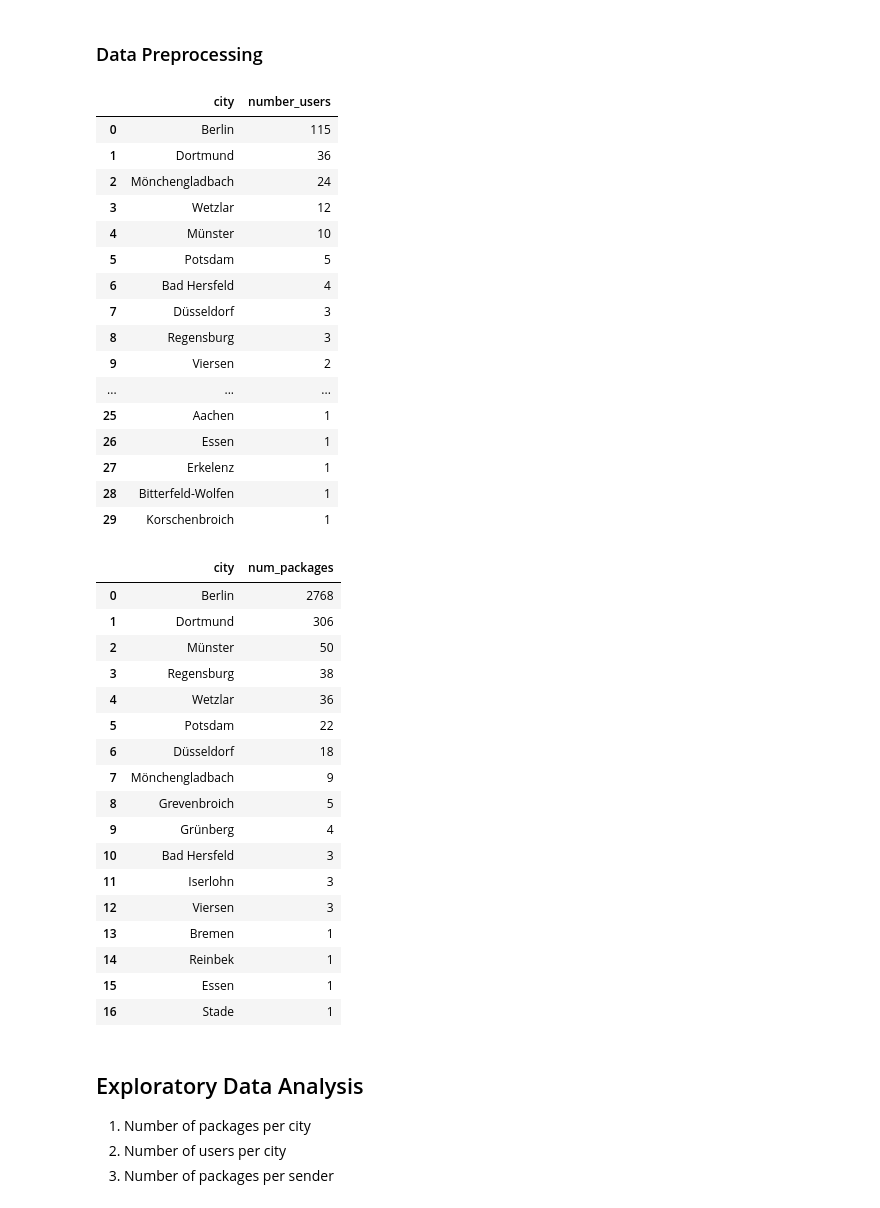
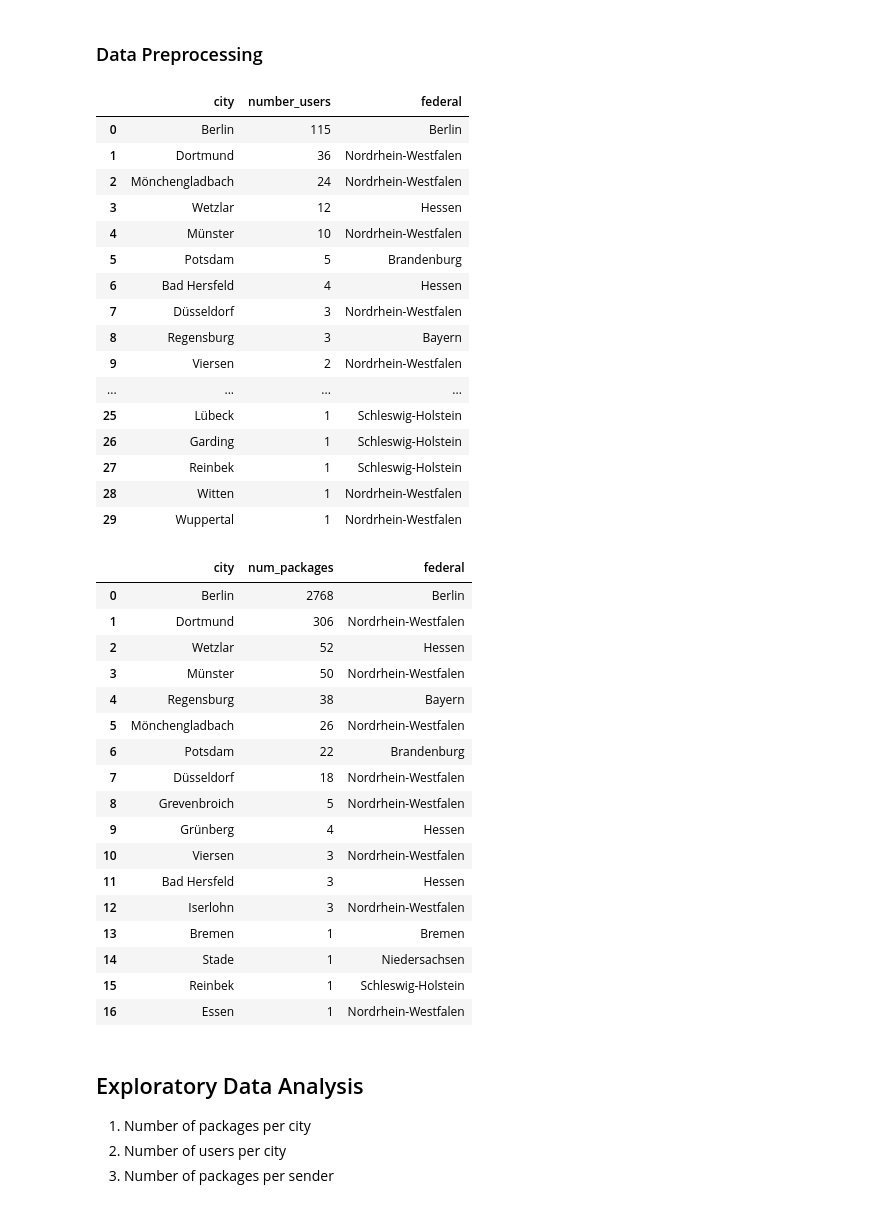
Before and after one commit to tramyynt/Techlabs, a Jupyter notebook: Pickshare.ipynb, the cells around one changed output. Cells and saved outputs as stored; diff of their text form; code cells hidden in the pictures.

```diff
--- a/Pickshare.ipynb
+++ b/Pickshare.ipynb
@@ -144,48 +167,50 @@ packages = packages[packages['city'].isin(city_list.keys())]
 # %%
 users_per_city = users['city'].value_counts().to_frame().reset_index(drop = False)
 users_per_city.columns = ['city', 'number_users']
+users_per_city['federal'] = users_per_city['city'].apply(lambda x: city_list[x])
 users_per_city
 # %% [output]
-|  | city | number_users |
-| 0 | Berlin | 115 |
-| 1 | Dortmund | 36 |
-| 2 | Mönchengladbach | 24 |
-| 3 | Wetzlar | 12 |
-| 4 | Münster | 10 |
-| 5 | Potsdam | 5 |
-| 6 | Bad Hersfeld | 4 |
-| 7 | Düsseldorf | 3 |
-| 8 | Regensburg | 3 |
-| 9 | Viersen | 2 |
-| ... | ... | ... |
-| 25 | Aachen | 1 |
-| 26 | Essen | 1 |
-| 27 | Erkelenz | 1 |
-| 28 | Bitterfeld-Wolfen | 1 |
-| 29 | Korschenbroich | 1 |
+|  | city | number_users | federal |
+| 0 | Berlin | 115 | Berlin |
+| 1 | Dortmund | 36 | Nordrhein-Westfalen |
+| 2 | Mönchengladbach | 24 | Nordrhein-Westfalen |
+| 3 | Wetzlar | 12 | Hessen |
+| 4 | Münster | 10 | Nordrhein-Westfalen |
+| 5 | Potsdam | 5 | Brandenburg |
+| 6 | Bad Hersfeld | 4 | Hessen |
+| 7 | Düsseldorf | 3 | Nordrhein-Westfalen |
+| 8 | Regensburg | 3 | Bayern |
+| 9 | Viersen | 2 | Nordrhein-Westfalen |
+| ... | ... | ... | ... |
+| 25 | Lübeck | 1 | Schleswig-Holstein |
+| 26 | Garding | 1 | Schleswig-Holstein |
+| 27 | Reinbek | 1 | Schleswig-Holstein |
+| 28 | Witten | 1 | Nordrhein-Westfalen |
+| 29 | Wuppertal | 1 | Nordrhein-Westfalen |
 # %%
 packages_per_city = packages['city'].value_counts().to_frame().reset_index(drop=False)
 packages_per_city.columns = ['city','num_packages']
+packages_per_city['federal'] = packages_per_city['city'].apply(lambda x: city_list[x])
 packages_per_city
 # %% [output]
-|  | city | num_packages |
-| 0 | Berlin | 2768 |
-| 1 | Dortmund | 306 |
-| 2 | Münster | 50 |
-| 3 | Regensburg | 38 |
-| 4 | Wetzlar | 36 |
-| 5 | Potsdam | 22 |
-| 6 | Düsseldorf | 18 |
-| 7 | Mönchengladbach | 9 |
-| 8 | Grevenbroich | 5 |
-| 9 | Grünberg | 4 |
-| 10 | Bad Hersfeld | 3 |
-| 11 | Iserlohn | 3 |
-| 12 | Viersen | 3 |
-| 13 | Bremen | 1 |
-| 14 | Reinbek | 1 |
-| 15 | Essen | 1 |
-| 16 | Stade | 1 |
+|  | city | num_packages | federal |
+| 0 | Berlin | 2768 | Berlin |
+| 1 | Dortmund | 306 | Nordrhein-Westfalen |
+| 2 | Wetzlar | 52 | Hessen |
+| 3 | Münster | 50 | Nordrhein-Westfalen |
+| 4 | Regensburg | 38 | Bayern |
+| 5 | Mönchengladbach | 26 | Nordrhein-Westfalen |
+| 6 | Potsdam | 22 | Brandenburg |
+| 7 | Düsseldorf | 18 | Nordrhein-Westfalen |
+| 8 | Grevenbroich | 5 | Nordrhein-Westfalen |
+| 9 | Grünberg | 4 | Hessen |
+| 10 | Viersen | 3 | Nordrhein-Westfalen |
+| 11 | Bad Hersfeld | 3 | Hessen |
+| 12 | Iserlohn | 3 | Nordrhein-Westfalen |
+| 13 | Bremen | 1 | Bremen |
+| 14 | Stade | 1 | Niedersachsen |
+| 15 | Reinbek | 1 | Schleswig-Holstein |
+| 16 | Essen | 1 | Nordrhein-Westfalen |
 # %% [markdown]
 ## Exploratory Data Analysis
 1. Number of packages per city
```
Also changed, not shown: parts of 11 cells of this notebook.
